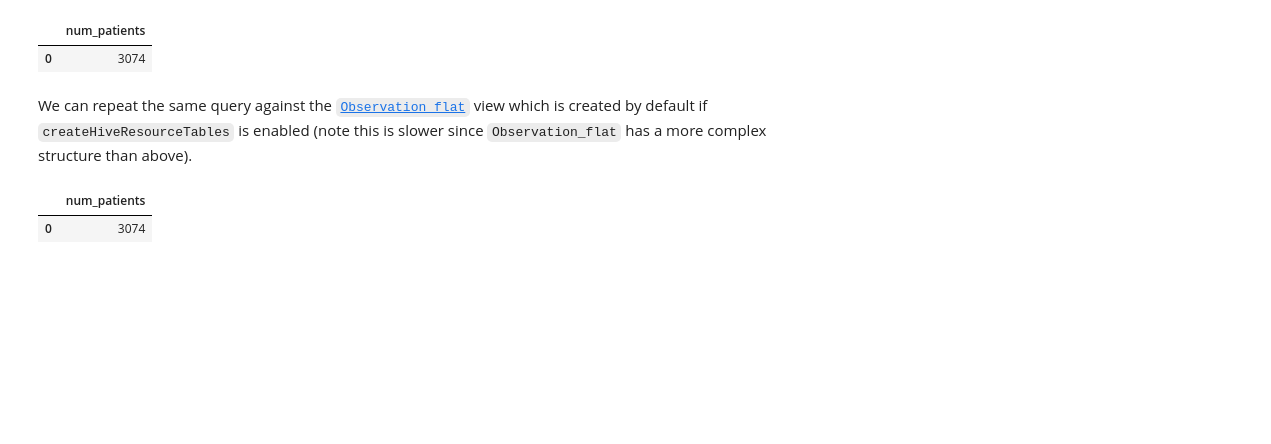
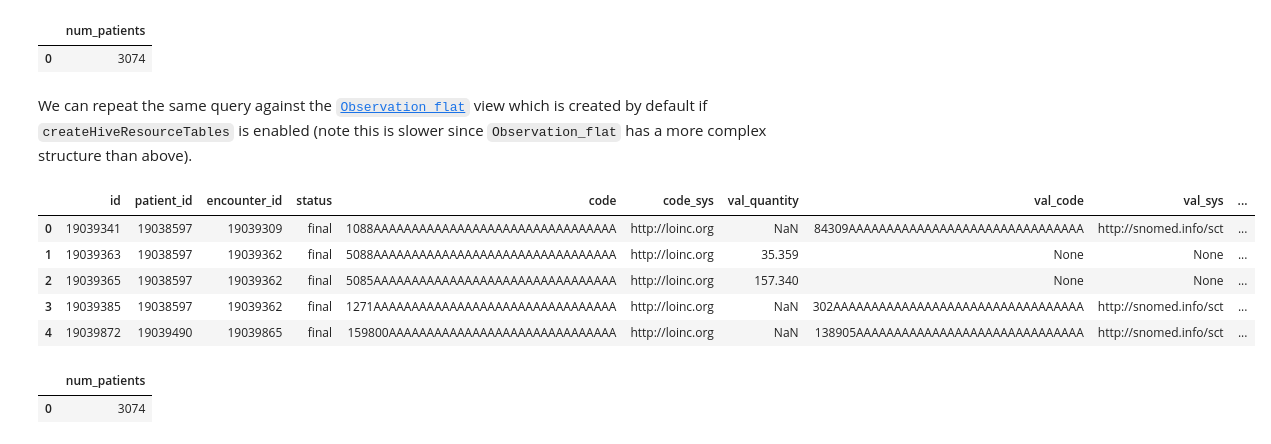
Before and after one commit to google/fhir-data-pipes, a Jupyter notebook: query/queries_large.ipynb, the cells around one changed output. Cells and saved outputs as stored; diff of their text form; code cells hidden in the pictures; blank space fills up the shorter version.

```diff
--- a/query/queries_large.ipynb
+++ b/query/queries_large.ipynb
@@ -164,6 +164,18 @@ pandas.read_sql_query(
 We can repeat the same query against the [`Observation_flat`](../docker/config/views/Observation_flat.sql)
 view which is created by default if `createHiveResourceTables` is enabled (note this is slower since
 `Observation_flat` has a more complex structure than above).
+# %%
+pandas.read_sql_query(
+    sql="SELECT * FROM Observation_flat LIMIT 5;",
+    con=query_engine,
+)
+# %% [output]
+|  | id | patient_id | encounter_id | status | code | code_sys | val_quantity | val_code | val_sys | ... |
+| 0 | 19039341 | 19038597 | 19039309 | final | 1088AAAAAAAAAAAAAAAAAAAAAAAAAAAAAAAA | http://loinc.org | NaN | 84309AAAAAAAAAAAAAAAAAAAAAAAAAAAAAAA | http://snomed.info/sct | ... |
+| 1 | 19039363 | 19038597 | 19039362 | final | 5088AAAAAAAAAAAAAAAAAAAAAAAAAAAAAAAA | http://loinc.org | 35.359 | None | None | ... |
+| 2 | 19039365 | 19038597 | 19039362 | final | 5085AAAAAAAAAAAAAAAAAAAAAAAAAAAAAAAA | http://loinc.org | 157.340 | None | None | ... |
+| 3 | 19039385 | 19038597 | 19039362 | final | 1271AAAAAAAAAAAAAAAAAAAAAAAAAAAAAAAA | http://loinc.org | NaN | 302AAAAAAAAAAAAAAAAAAAAAAAAAAAAAAAAA | http://snomed.info/sct | ... |
+| 4 | 19039872 | 19039490 | 19039865 | final | 159800AAAAAAAAAAAAAAAAAAAAAAAAAAAAAA | http://loinc.org | NaN | 138905AAAAAAAAAAAAAAAAAAAAAAAAAAAAAA | http://snomed.info/sct | ... |
 # %%
 pandas.read_sql_query(
     sql="""SELECT COUNT(DISTINCT patient_id) AS num_patients
```
Also changed, not shown: parts of 6 cells of this notebook.
